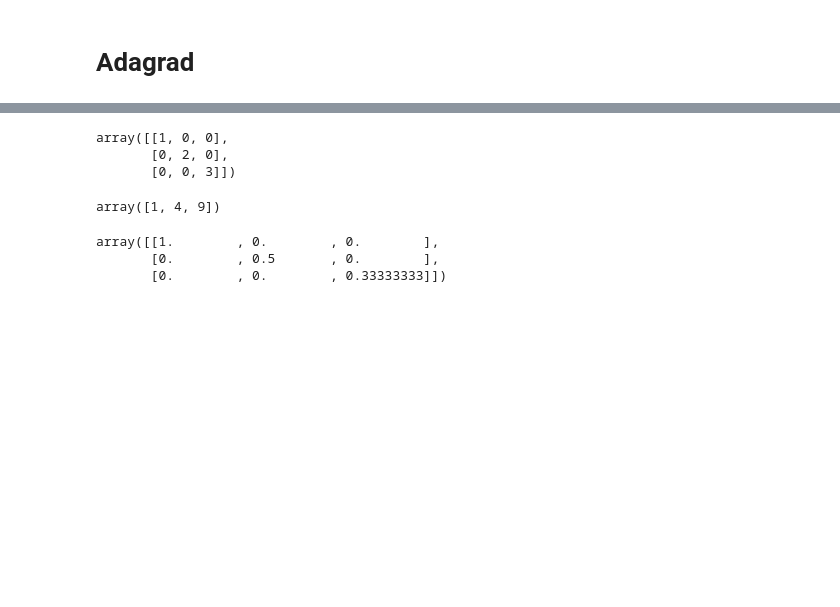
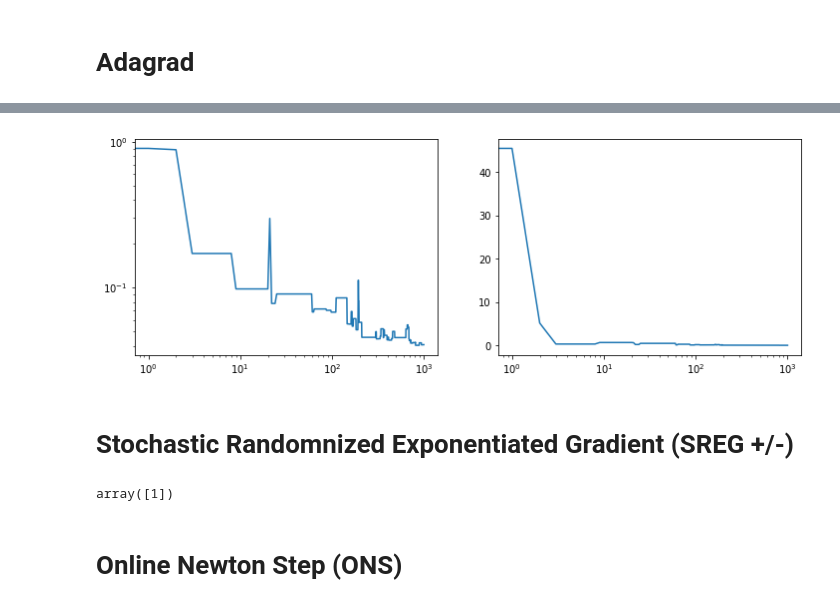
Before and after one commit to nicolascastanet/Online-convexe-optimization, a Jupyter notebook: init.ipynb, the cells around one changed output, grey strips where cells are left out. Drawn from its saved outputs; the diff is of its cells as text; code cells hidden in the pictures; blank space fills up the shorter version.

```diff
--- a/init.ipynb
+++ b/init.ipynb
@@ -91,17 +91,20 @@ def reg_hinge_loss(X,A,B,alpha=0,test=False):
 def simplex_proj(x):
     x_s = np.sort(x, kind='quicksort')[::-1]
     cum_s = np.cumsum(x_s)
-    r = x_s - (cum_s-1)/(np.arange(len(x))+1)
-    d0 = np.max(np.where(r>0)[0]) + 1
+    res = x_s - (cum_s-1)/(np.arange(len(x))+1)
+    d0 = np.max(np.where(res>0)[0]) + 1
     theta = (cum_s[d0-1] -1)/d0
 
     return np.maximum(0,x-theta)
 
-def l1_ball_proj(x,z=1):
+def l1_ball_proj(x,z=1,d=0,weighted=False):
     if sum(abs(x)) <= z:
         return x
     else:
-        w = simplex_proj(abs(x)/z)
+        if weighted:
+            w = weighted_simplex_proj(abs(x)/z,d)
+        else :
+            w = simplex_proj(abs(x)/z)
         return z*np.sign(x)*w
 
 def weighted_simplex_proj(x,D):
@@ -112,7 +115,11 @@ def weighted_simplex_proj(x,D):
     sorted_indices = np.argsort(-dx, kind='quicksort')
     sx = np.cumsum(x[sorted_indices])
     sd = np.cumsum(1/np.diag(D)[sorted_indices])
-    res = (sx-1)/
+    res = dx[sorted_indices] - (sx-1)/sd
+    d0 = np.max(np.where(res>0)[0])
+    theta = (sx[d0]-1)/sd[d0]
+
+    return np.dot(np.linalg.inv(D),np.maximum(0,dx-theta))
 # %%
 a = np.array([1,2,3])
 b = np.identity(3)
@@ -346,6 +360,3 @@ plt.show()
 [figure]
 # %% [markdown]
 # Stochastic Exponentiated GD (SEG +/-)
-# %%
-d=2
-t = np.ones(2*d)/(2*d)
@@ -455,7 +462,7 @@ train_samples = np.random.choice(len(train_B), epoch) # get the samples for stoc
 # Init parameters
 X = np.random.rand(dim)
 Y = copy.deepcopy(X)
-S = np.zeros(dim)
+S = np.ones(dim)
 
 # init loss
 l_train, _, acc_train = reg_hinge_loss(X,train_A,train_B,alpha)
@@ -478,10 +485,11 @@ for t in train_samples:
 
     # Update parameters
     S += grad**2
-    D = np.diag(S)
+    D = np.diag(S**(1/2))
     Y = X - step*np.dot(np.linalg.inv(D),grad)
 
     # weighted proj : (TO DO)
+    X = l1_ball_proj(Y,z=100,d=D,weighted=True)
 
 
     if i%100==0:
@@ -496,17 +519,14 @@ print(f"final : train loss {'%.2f'%l_train}, train acc {'%.2f'%acc_train}, test
-# %%
-t = np.array([1,2,3])
-np.diag(t)
-# %% [output]
-array([[1, 0, 0],
-       [0, 2, 0],
-       [0, 0, 3]])
-# %%
-t**2
-# %% [output]
-array([1, 4, 9])
-# %%
-np.linalg.inv(np.diag(t))
-# %% [output]
-array([[1.        , 0.        , 0.        ],
-       [0.        , 0.5       , 0.        ],
-       [0.        , 0.        , 0.33333333]])
+# %%
+fig, ax = plt.subplots(1,2, figsize=(12,4))
+#ax[0].plot(1 - np.array(accuracy_train), label="acc. train")
+ax[0].plot(1 - np.array(accuracy_test), label="acc. test")
+ax[0].set_xscale('log')
+ax[0].set_yscale('log')
+#ax[1].plot(loss_train, label="loss train")
+ax[1].plot(loss_test, label="loss test")
+ax[1].set_xscale('log')
+plt.show()
+# %% [output]
+[figure, added]
+# %% [markdown]
+# Stochastic Randomnized Exponentiated Gradient (SREG +/-)
@@ -512,0 +535,5 @@ array([[1.        , 0.        , 0.        ],
+# %%
+#probas = np.ones(5)/5
+np.random.choice(experts, 1, p=p)
+# %% [output]
+array([1])
@@ -512,0 +600,2 @@ array([[1.        , 0.        , 0.        ],
+# %% [markdown]
+# Online Newton Step (ONS)
```
Also changed, not shown: parts of 12 cells of this notebook.
